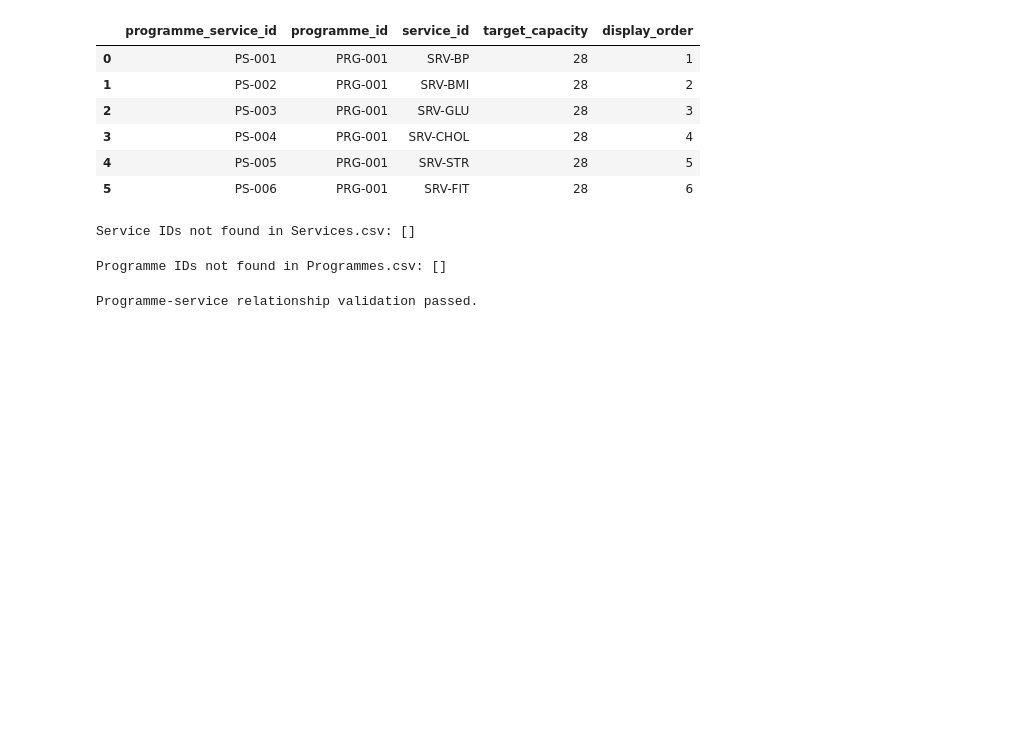
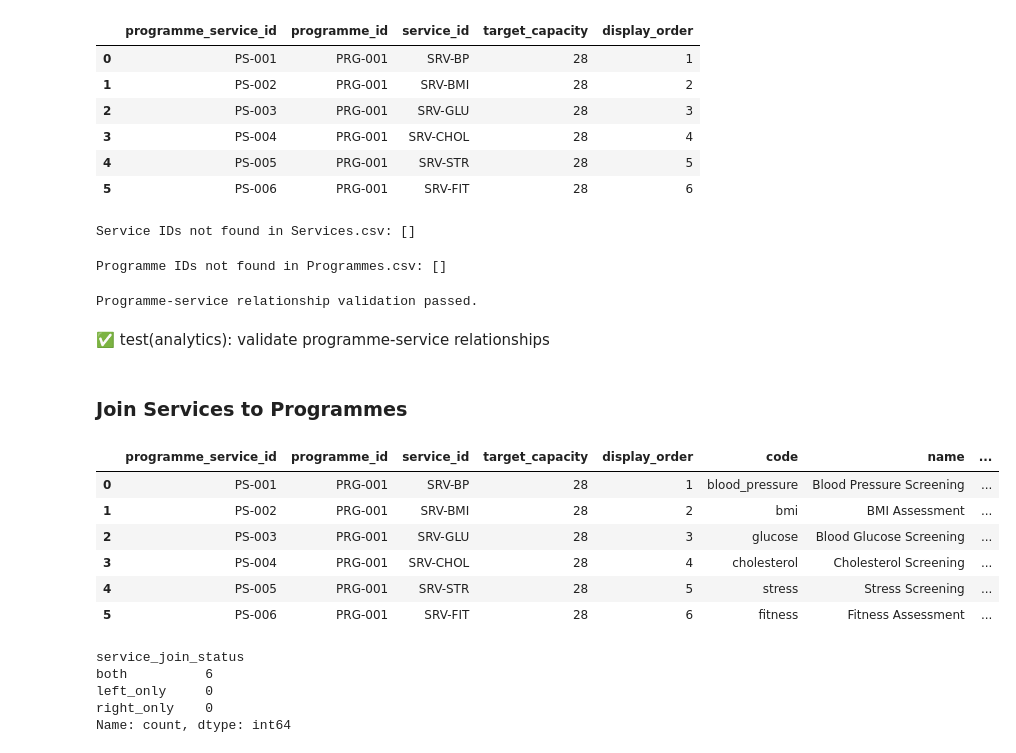
Before and after one commit to vimotechnologies/pulse80, a Jupyter notebook: data-analytics/notebooks/eda/services/service_EDA.ipynb, the cells around one changed output. Cells and saved outputs as stored; diff of their text form; code cells hidden in the pictures; blank space fills up the shorter version.

Commit message:
✅ test(analytics): validate service relationship joins

```diff
--- a/data-analytics/notebooks/eda/services/service_EDA.ipynb
+++ b/data-analytics/notebooks/eda/services/service_EDA.ipynb
@@ -160,3 +160,25 @@ Programme IDs not found in Programmes.csv: []
 assert not orphan_service_ids; assert not orphan_programme_ids; assert programme_services["programme_service_id"].is_unique; assert not programme_services.duplicated(subset=["programme_id", "service_id"]).any(); print("Programme-service relationship validation passed.")
 # %% [output]
 Programme-service relationship validation passed.
+# %% [markdown]
+✅ test(analytics): validate programme-service relationships
+# %% [markdown]
+### Join Services to Programmes
+# %%
+programme_service_join = programme_services.merge(services, on="service_id", how="left", validate="many_to_one", indicator="service_join_status"); programme_service_join
+# %% [output]
+|  | programme_service_id | programme_id | service_id | target_capacity | display_order | code | name | ... |
+| 0 | PS-001 | PRG-001 | SRV-BP | 28 | 1 | blood_pressure | Blood Pressure Screening | ... |
+| 1 | PS-002 | PRG-001 | SRV-BMI | 28 | 2 | bmi | BMI Assessment | ... |
+| 2 | PS-003 | PRG-001 | SRV-GLU | 28 | 3 | glucose | Blood Glucose Screening | ... |
+| 3 | PS-004 | PRG-001 | SRV-CHOL | 28 | 4 | cholesterol | Cholesterol Screening | ... |
+| 4 | PS-005 | PRG-001 | SRV-STR | 28 | 5 | stress | Stress Screening | ... |
+| 5 | PS-006 | PRG-001 | SRV-FIT | 28 | 6 | fitness | Fitness Assessment | ... |
+# %%
+programme_service_join["service_join_status"].value_counts()
+# %% [output]
+service_join_status
+both          6
+left_only     0
+right_only    0
+Name: count, dtype: int64
```
Also changed, not shown: parts of 7 cells of this notebook.
